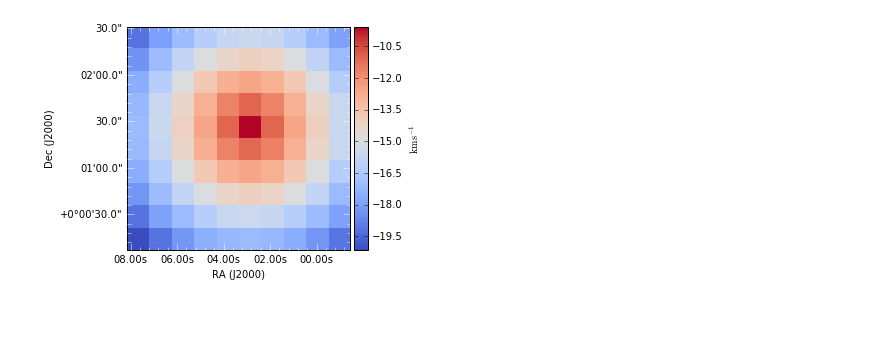
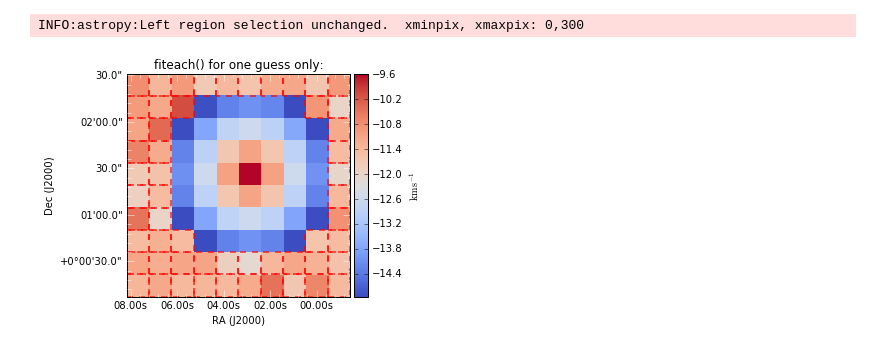
Before and after one commit to vlas-sokolov/multicube, a Jupyter notebook: example.ipynb, the cells around one changed output. Drawn from its saved outputs; the diff is of its cells as text; code cells hidden in the pictures; blank space fills up the shorter version.

```diff
--- a/example.ipynb
+++ b/example.ipynb
@@ -221,4 +65,27 @@ Image(filename='fiteach-one-guess.png')
-# %%
-Image(filename='fiteach-guess-map.png')
-# %% [output]
-[figure, removed]
+# %%
+# fitting the whole cube with a single guess, selected
+# to be the best for the pixel with the highest S/N ratio
+with io.capture_output() as captured:
+    sc1.fiteach(fittype   = sc1.fittype,
+                guesses   = sc1.guess_grid[sc1.best_model],
+                multicore = get_ncores(),
+                errmap    = sc1._rms_map,
+                verbose   = 0,
+                **sc1.fiteach_args)
+
+# computing chi^2 statistics to judge the goodness of fit:
+sc1.get_chi_squared(sigma=sc1.header['RMSLVL'])
+sc1.chi_squared_stats()
+
+# let's plot the velocity field:
+sc1.show_fit_param(1, cmap='coolwarm')
+clb = sc1.mapplot.FITSFigure.colorbar
+clb.set_axis_label_text(sc1.xarr.unit.to_string('latex_inline'))
+sc1.mapplot.FITSFigure.set_title("fiteach() for one guess only:")
+
+# and overlay the pixels that didn't converge properly:
+sc1.mark_bad_fits() # not so good at the edges, right?
+# (the velocity centroid varies too much across the map)
+# %% [output]
+INFO:astropy:Left region selection unchanged.  xminpix, xmaxpix: 0,300
+[figure, added]
```
Also changed, not shown: parts of 9 cells of this notebook.
